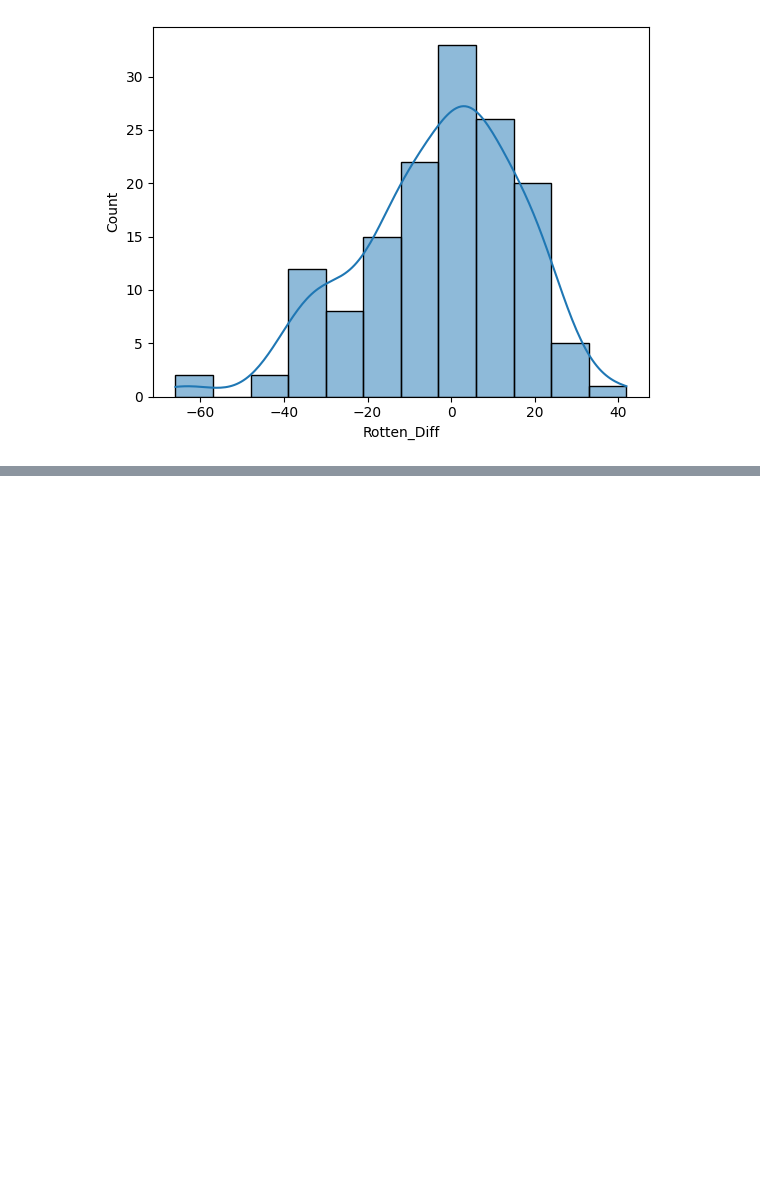
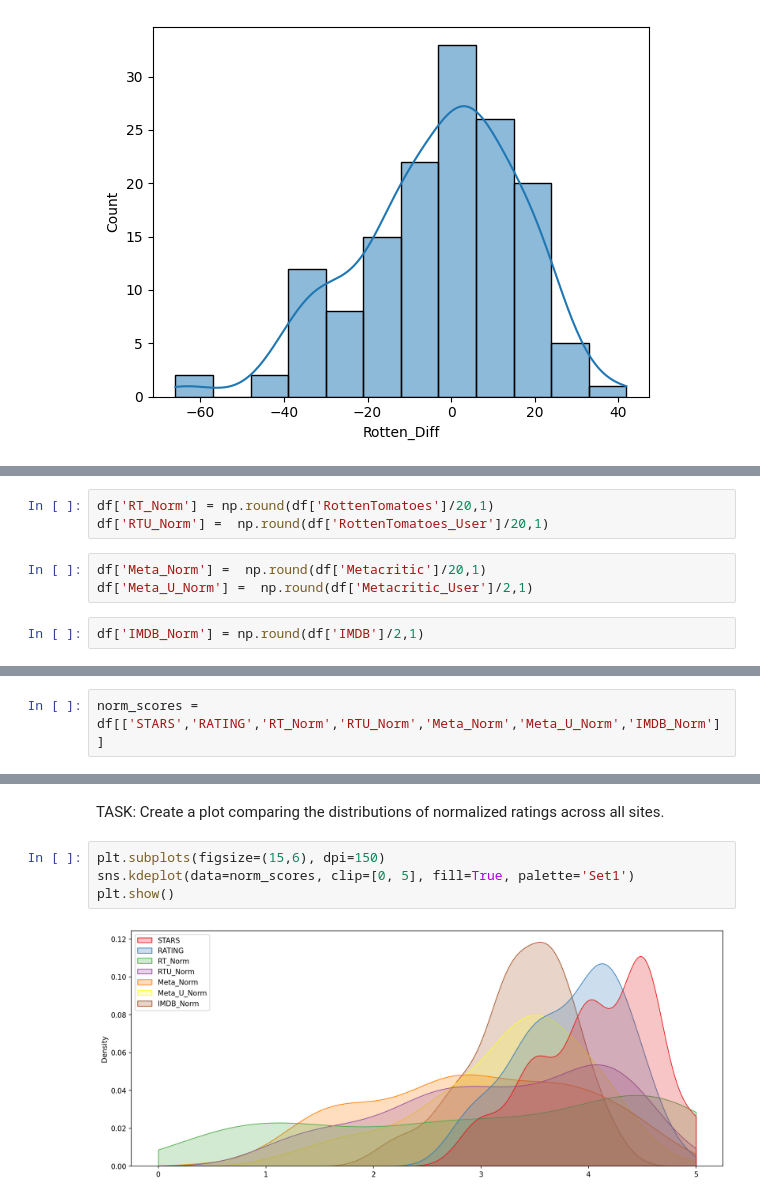
Before and after one commit to TanjiEvan/Guided-Projects, a Jupyter notebook: Data Solution 360/Fandango EDA/Fandango_EDA.ipynb, the cells around one changed output, grey strips where cells are left out. Drawn from its saved outputs; the diff is of its cells as text; blank space fills up the shorter version.

```diff
--- a/Data Solution 360/Fandango EDA/Fandango_EDA.ipynb
+++ b/Data Solution 360/Fandango EDA/Fandango_EDA.ipynb
@@ -280,0 +387,8 @@ sns.histplot(all_sites,x='Rotten_Diff',kde=True)
+# %%
+df['RT_Norm'] = np.round(df['RottenTomatoes']/20,1)
+df['RTU_Norm'] =  np.round(df['RottenTomatoes_User']/20,1)
+# %%
+df['Meta_Norm'] =  np.round(df['Metacritic']/20,1)
+df['Meta_U_Norm'] =  np.round(df['Metacritic_User']/2,1)
+# %%
+df['IMDB_Norm'] = np.round(df['IMDB']/2,1)
@@ -280,0 +406,2 @@ sns.histplot(all_sites,x='Rotten_Diff',kde=True)
+# %%
+norm_scores = df[['STARS','RATING','RT_Norm','RTU_Norm','Meta_Norm','Meta_U_Norm','IMDB_Norm']]
@@ -280,0 +420,8 @@ sns.histplot(all_sites,x='Rotten_Diff',kde=True)
+# %% [markdown]
+TASK: Create a plot comparing the distributions of normalized ratings across all sites.
+# %%
+plt.subplots(figsize=(15,6), dpi=150)
+sns.kdeplot(data=norm_scores, clip=[0, 5], fill=True, palette='Set1')
+plt.show()
+# %% [output]
+[figure, added]
```
Also changed, not shown: parts of 45 cells of this notebook.
